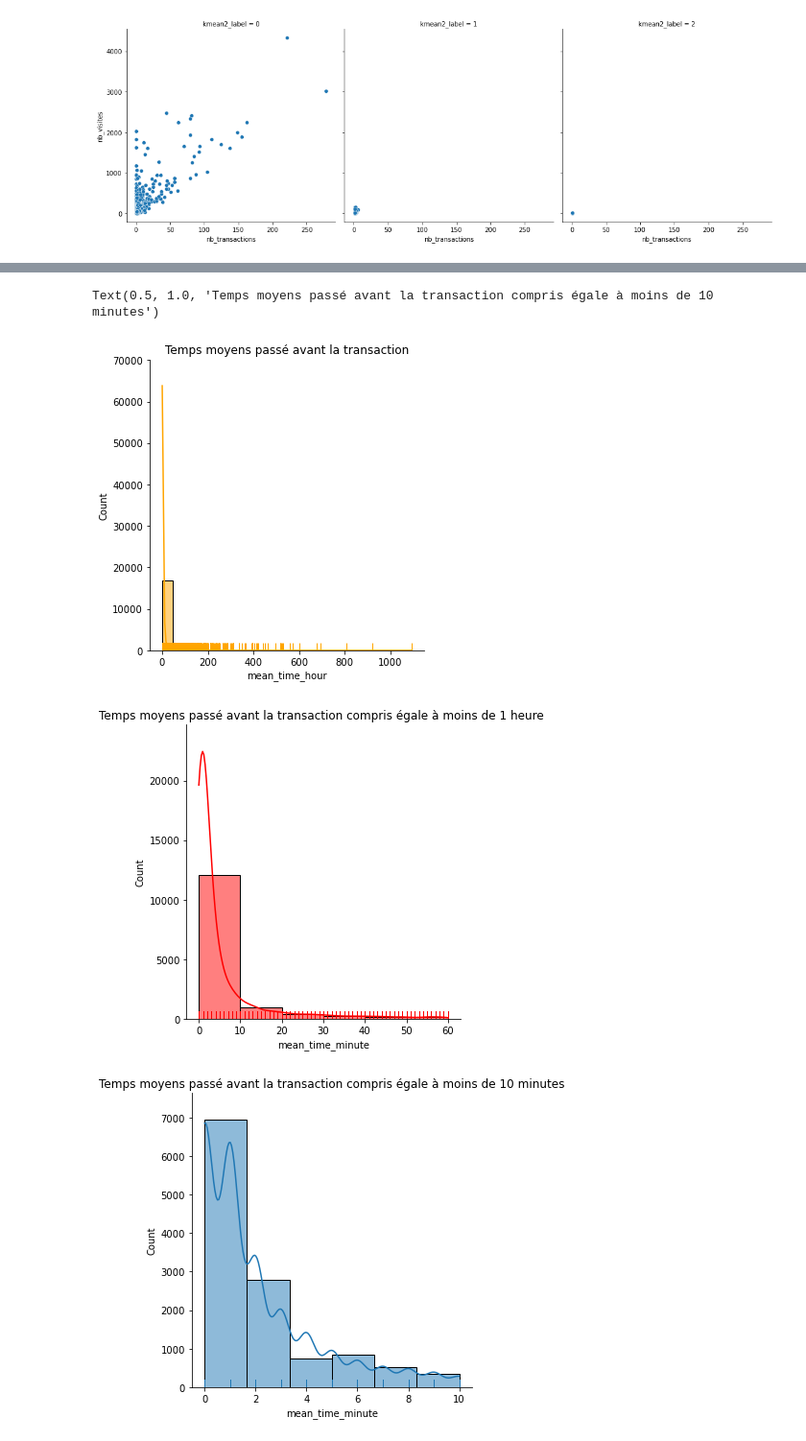
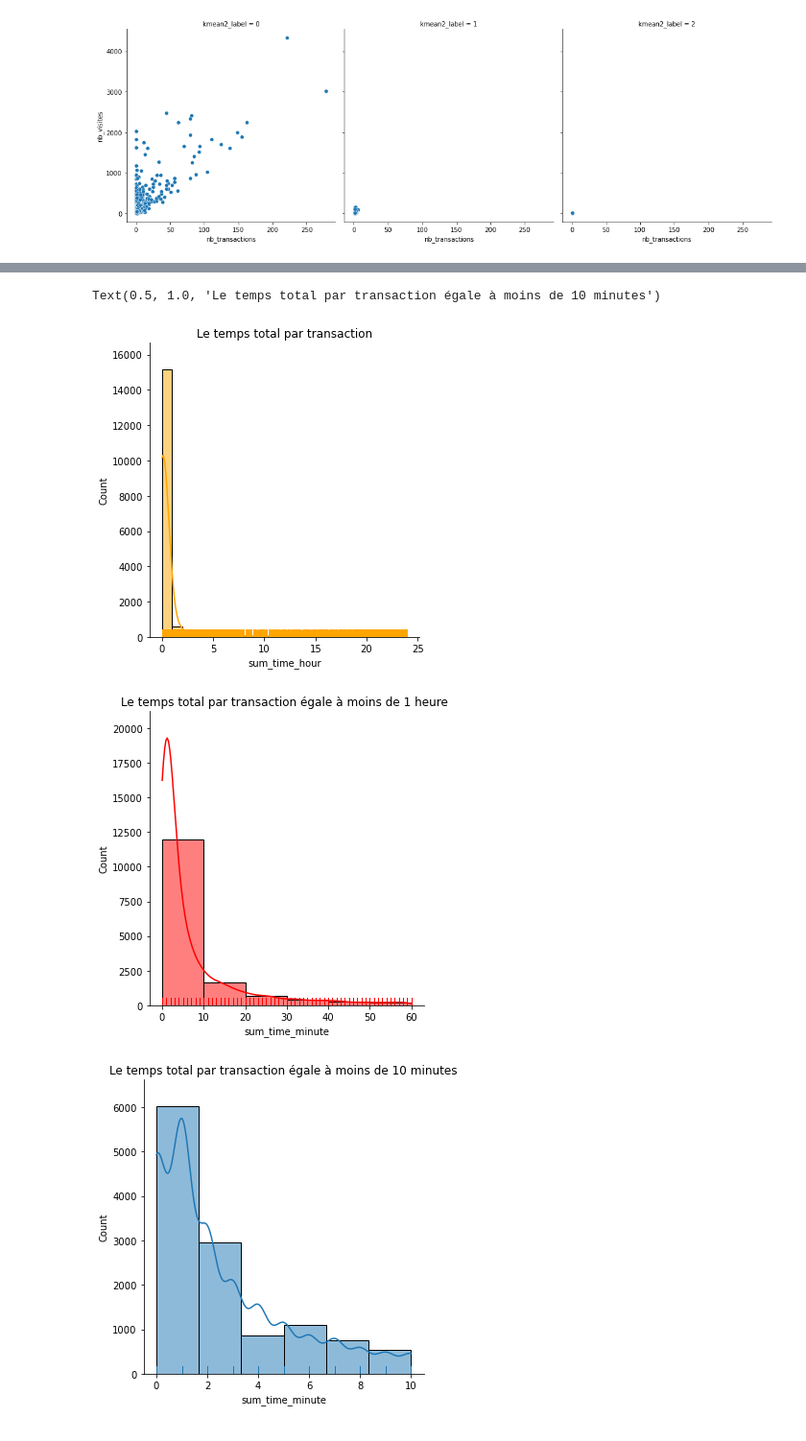
Before and after one commit to soopajot/eCommerce_Customer_Behavior, a Jupyter notebook: time_transactions_visiteurs_clustering.ipynb, the cells around one changed output, grey strips where cells are left out. Shown at 96% size. Drawn from its saved outputs; the diff is of its cells as text; code cells hidden in the pictures.

```diff
--- a/time_transactions_visiteurs_clustering.ipynb
+++ b/time_transactions_visiteurs_clustering.ipynb
@@ -38,13 +38,18 @@ inner_merged_total = inner_merged_total.sort_values(by=['visitorid','date_x','da
 inner_merged_total['event_diff_second'] = inner_merged_total['date_x'] - inner_merged_total['date_y']
 inner_merged_total['event_diff_second'] = inner_merged_total['event_diff_second'] / np.timedelta64(1, 's')
 
+# 24h
 transaction_24h = inner_merged_total.loc[inner_merged_total['event_diff_second'] < 86400]
 transaction_made_24h = transaction_24h.loc[inner_merged_total['itemid_x'] == inner_merged_total['itemid_y']]
 
 # Supprimer certaines colonnes
 transaction_made_24h = transaction_made_24h.drop(['timestamp_x','timestamp_y','transactionid_y'], axis=1)
+
+# Supprimer des events après transactions
+transaction_made_24h = transaction_made_24h.loc[transaction_made_24h.event_diff_second >= 0]
 transaction_made_24h
 
+# VERIFICATION
 #transaction_made_24h.loc[transaction_made_24h.transactionid_x == 9725]
 # %% [output]
 |  | visitorid | event_x | itemid_x | transactionid_x | date_x | event_y | itemid_y | date_y | event_diff_second |
@@ -306,12 +326,8 @@ sns.relplot(
 [figure]
 [figure]
 # %%
-# CLUSTERING SUR time_mean_transaction
-time_mean_transaction_clustering = time_mean_transaction.drop(['item_list','visitorid'], axis=1)
-
-# CLUSTERING SUR time_mean_transaction_clustering
-
-k1 = KMeans(n_clusters=50).fit(time_mean_transaction_clustering)
+# CLUSTERING SUR time_sum_tran
+k1 = KMeans(n_clusters=50).fit(time_sum_tran)
 plt.figure(figsize=(20, 10))
 Z = linkage(k1.cluster_centers_, method='ward', metric='euclidean')
 plt.title("Dendrogramme CAH")
@@ -322,23 +338,23 @@ plt.show()
 ac = AgglomerativeClustering(n_clusters = 3).fit(k1.cluster_centers_)
 cd = pd.DataFrame(k1.cluster_centers_)
 
-time_mean_transaction_clustering['kmean1_label'] = k1.labels_
+time_sum_tran['kmean1_label'] = k1.labels_
 
 # DATA CLUSTERING
 for i in list(cd.index):
-    time_mean_transaction_clustering.loc[time_mean_transaction_clustering['kmean1_label'] == cd.index[i], 'agglo_label'] = ac.labels_[i]
+    time_sum_tran.loc[time_sum_tran['kmean1_label'] == cd.index[i], 'agglo_label'] = ac.labels_[i]
 
 # GET NEW CENTROIDS = MEAN OF AGGLO 4 LABELS
-new_centroids = time_mean_transaction_clustering.groupby('agglo_label').mean()
-new_time_mean_transaction_clustering = time_mean_transaction_clustering.drop(['agglo_label'], axis=1)
+new_centroids = time_sum_tran.groupby('agglo_label').mean()
+new_time_sum_tran = time_sum_tran.drop(['agglo_label'], axis=1)
 
 k2 = KMeans(n_clusters=3, init=new_centroids)
-k2.fit(new_time_mean_transaction_clustering)
+k2.fit(new_time_sum_tran)
 
 # Centroids and labels
 k2_centroids = k2.cluster_centers_
 k2_labels = k2.labels_
 
-time_mean_transaction_clustering['kmean2_label'] = k2.labels_
-time_mean_transaction_clustering
+time_sum_tran['kmean2_label'] = k2.labels_
+time_sum_tran
 # %% [output]
@@ -371,21 +387,21 @@ Text(0.5, 1.0, 'Clustering')
 # %%
 ##### DATAVIZ ######
 # Temps de Transactions moins d'une heure
-mean_transaction_1h = time_mean_transaction.loc[round(time_mean_transaction['mean_time_minute']) <= 60]
+sum_tran_1h = time_sum_tran.loc[round(time_sum_tran['sum_time_minute']) <= 60]
 
 # Temps de transactions moins de 10 minutes
-mean_transaction_10minutes = mean_transaction_1h.loc[round(mean_transaction_1h['mean_time_minute']) <= 10]
+sum_trans_10min = sum_tran_1h.loc[round(sum_tran_1h['sum_time_minute']) <= 10]
 
-sns.displot(time_mean_transaction['mean_time_hour'], bins=24, kde=True, rug=True, color='orange')
-plt.title('Temps moyens passé avant la transaction')
+sns.displot(time_sum_tran['sum_time_hour'], bins=24, kde=True, rug=True, color='orange')
+plt.title('Le temps total par transaction')
 
-sns.displot(mean_transaction_1h['mean_time_minute'], bins=6, kde=True, rug=True, color='red')
-plt.title('Temps moyens passé avant la transaction compris égale à moins de 1 heure ')
+sns.displot(sum_tran_1h['sum_time_minute'], bins=6, kde=True, rug=True, color='red')
+plt.title('Le temps total par transaction égale à moins de 1 heure ')
 
-sns.displot(mean_transaction_10minutes['mean_time_minute'], bins=6, kde=True, rug=True)
-plt.title('Temps moyens passé avant la transaction compris égale à moins de 10 minutes')
+sns.displot(sum_trans_10min['sum_time_minute'], bins=6, kde=True, rug=True)
+plt.title('Le temps total par transaction égale à moins de 10 minutes')
 # %% [output]
-Text(0.5, 1.0, 'Temps moyens passé avant la transaction compris égale à moins de 10 minutes')
+Text(0.5, 1.0, 'Le temps total par transaction égale à moins de 10 minutes')
-[figure, old version]
+[figure, new version]
-[figure, old version]
+[figure, new version]
-[figure, old version]
+[figure, new version]
```
Also changed, not shown: parts of 14 cells of this notebook.
